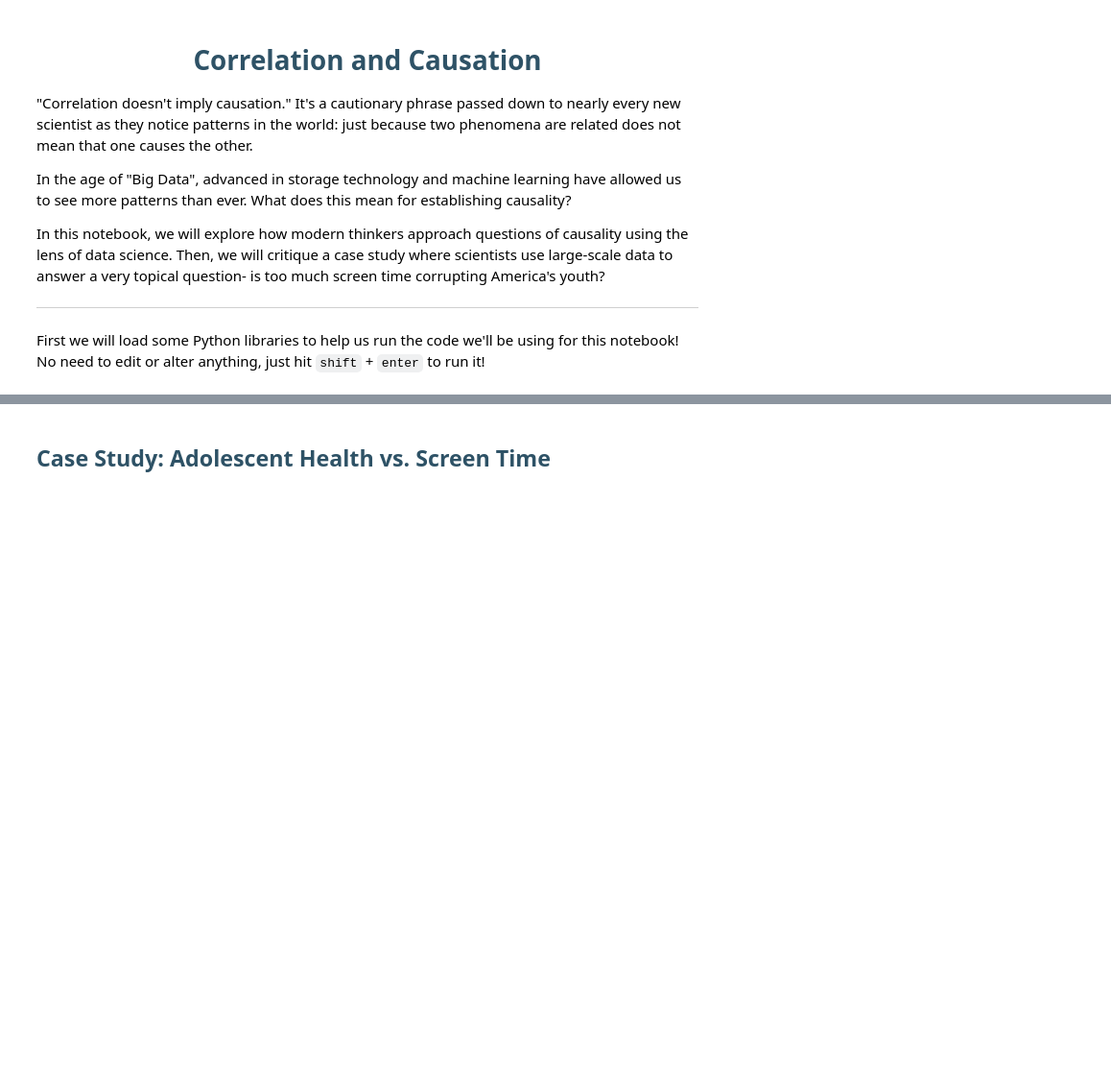
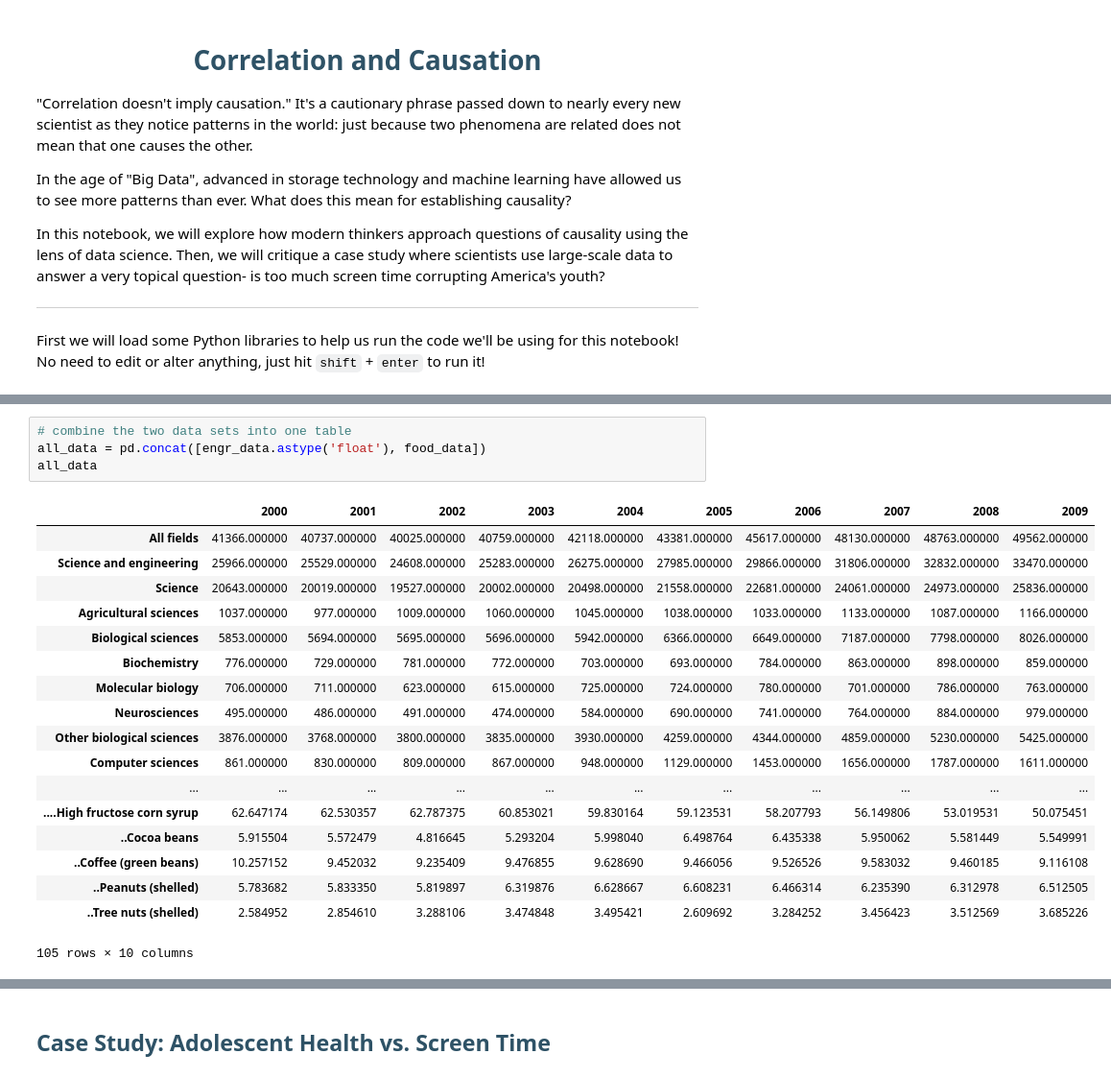
Before and after one commit to ds-modules/LS-22, a Jupyter notebook: Zach/correlation_causation/Correlation_Causation.ipynb, the cells around one changed output, grey strips where cells are left out. Shown: that part at 96% size. Saved outputs shown, nothing was run; the diff lists cells and outputs as text; blank space fills up the shorter version.

```diff
--- a/Zach/correlation_causation/Correlation_Causation.ipynb
+++ b/Zach/correlation_causation/Correlation_Causation.ipynb
@@ -132,0 +163,23 @@ https://statistics.fas.harvard.edu/files/statistics-2/files/statistical_paradise
+# %%
+# combine the two data sets into one table
+all_data = pd.concat([engr_data.astype('float'), food_data])
+all_data
+# %% [output]
+|  | 2000 | 2001 | 2002 | 2003 | 2004 | 2005 | 2006 | 2007 | 2008 | 2009 |
+| All fields | 41366.000000 | 40737.000000 | 40025.000000 | 40759.000000 | 42118.000000 | 43381.000000 | 45617.000000 | 48130.000000 | 48763.000000 | 49562.000000 |
+| Science and engineering | 25966.000000 | 25529.000000 | 24608.000000 | 25283.000000 | 26275.000000 | 27985.000000 | 29866.000000 | 31806.000000 | 32832.000000 | 33470.000000 |
+| Science | 20643.000000 | 20019.000000 | 19527.000000 | 20002.000000 | 20498.000000 | 21558.000000 | 22681.000000 | 24061.000000 | 24973.000000 | 25836.000000 |
+| Agricultural sciences | 1037.000000 | 977.000000 | 1009.000000 | 1060.000000 | 1045.000000 | 1038.000000 | 1033.000000 | 1133.000000 | 1087.000000 | 1166.000000 |
+| Biological sciences | 5853.000000 | 5694.000000 | 5695.000000 | 5696.000000 | 5942.000000 | 6366.000000 | 6649.000000 | 7187.000000 | 7798.000000 | 8026.000000 |
+| Biochemistry | 776.000000 | 729.000000 | 781.000000 | 772.000000 | 703.000000 | 693.000000 | 784.000000 | 863.000000 | 898.000000 | 859.000000 |
+| Molecular biology | 706.000000 | 711.000000 | 623.000000 | 615.000000 | 725.000000 | 724.000000 | 780.000000 | 701.000000 | 786.000000 | 763.000000 |
+| Neurosciences | 495.000000 | 486.000000 | 491.000000 | 474.000000 | 584.000000 | 690.000000 | 741.000000 | 764.000000 | 884.000000 | 979.000000 |
+| Other biological sciences | 3876.000000 | 3768.000000 | 3800.000000 | 3835.000000 | 3930.000000 | 4259.000000 | 4344.000000 | 4859.000000 | 5230.000000 | 5425.000000 |
+| Computer sciences | 861.000000 | 830.000000 | 809.000000 | 867.000000 | 948.000000 | 1129.000000 | 1453.000000 | 1656.000000 | 1787.000000 | 1611.000000 |
+| ... | ... | ... | ... | ... | ... | ... | ... | ... | ... | ... |
+| ....High fructose corn syrup | 62.647174 | 62.530357 | 62.787375 | 60.853021 | 59.830164 | 59.123531 | 58.207793 | 56.149806 | 53.019531 | 50.075451 |
+| ..Cocoa beans | 5.915504 | 5.572479 | 4.816645 | 5.293204 | 5.998040 | 6.498764 | 6.435338 | 5.950062 | 5.581449 | 5.549991 |
+| ..Coffee (green beans) | 10.257152 | 9.452032 | 9.235409 | 9.476855 | 9.628690 | 9.466056 | 9.526526 | 9.583032 | 9.460185 | 9.116108 |
+| ..Peanuts (shelled) | 5.783682 | 5.833350 | 5.819897 | 6.319876 | 6.628667 | 6.608231 | 6.466314 | 6.235390 | 6.312978 | 6.512505 |
+| ..Tree nuts (shelled) | 2.584952 | 2.854610 | 3.288106 | 3.474848 | 3.495421 | 2.609692 | 3.284252 | 3.456423 | 3.512569 | 3.685226 |
+105 rows × 10 columns
```
Also changed, not shown: parts of 29 cells of this notebook, 1 other file.
